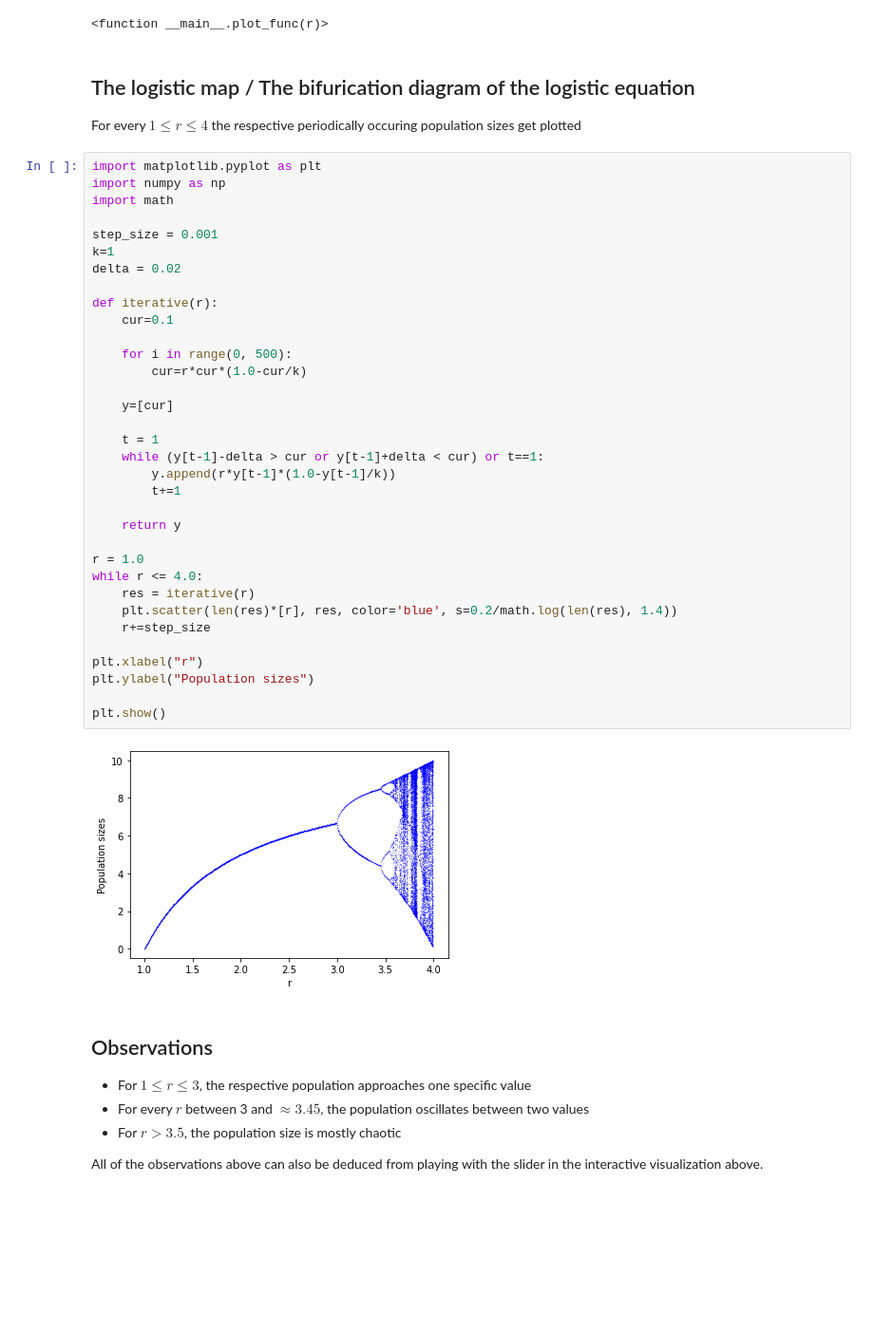
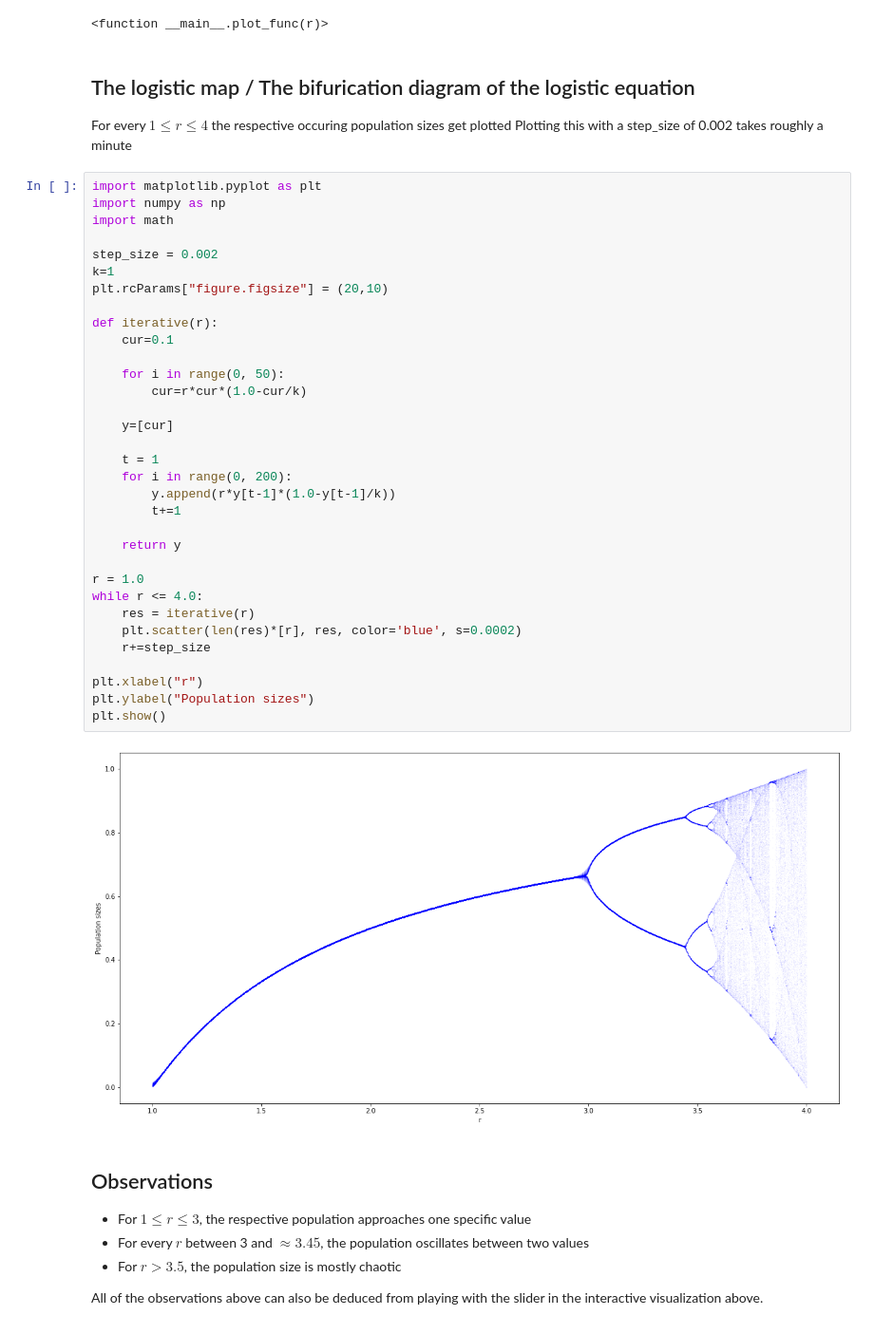
Before and after one commit to wdjpng/Chaos, a Jupyter notebook: main.ipynb, the cells around one changed output. Shown: that part at 95% size. Cells and saved outputs as stored; diff of their text form; blank space fills up the shorter version.

Commit message:
Always plot constant amount of points for every r

```diff
--- a/main.ipynb
+++ b/main.ipynb
@@ -35,43 +35,43 @@ interactive(children=(FloatSlider(value=3.1, description='r', max=4.0, min=2.0),
 <function __main__.plot_func(r)>
 # %% [markdown]
 ## The logistic map / The bifurication diagram of the logistic equation
-For every $1 \leq r \leq 4$ the respective periodically occuring population sizes get plotted
+For every $1 \leq r \leq 4$ the respective occuring population sizes get plotted
+Plotting this with a step_size of 0.002 takes roughly a minute
 # %%
 import matplotlib.pyplot as plt
 import numpy as np
 import math
 
-step_size = 0.001
+step_size = 0.002
 k=1
-delta = 0.02
+plt.rcParams["figure.figsize"] = (20,10)
 
 def iterative(r):
     cur=0.1
 
-    for i in range(0, 500):
+    for i in range(0, 50):
         cur=r*cur*(1.0-cur/k)
 
     y=[cur]
 
     t = 1
-    while (y[t-1]-delta > cur or y[t-1]+delta < cur) or t==1:
+    for i in range(0, 200):
         y.append(r*y[t-1]*(1.0-y[t-1]/k))
         t+=1
 
     return y
 
 r = 1.0
 while r <= 4.0:
     res = iterative(r)
-    plt.scatter(len(res)*[r], res, color='blue', s=0.2/math.log(len(res), 1.4))
+    plt.scatter(len(res)*[r], res, color='blue', s=0.0002)
     r+=step_size
 
 plt.xlabel("r")
 plt.ylabel("Population sizes")
-
 plt.show()
 # %% [output]
-[figure, old version]
+[figure, new version]
 # %% [markdown]
 ## Observations
 * For $1 \leq r \leq 3$, the respective population approaches one specific value
```
Also changed, not shown: 1 other file.
